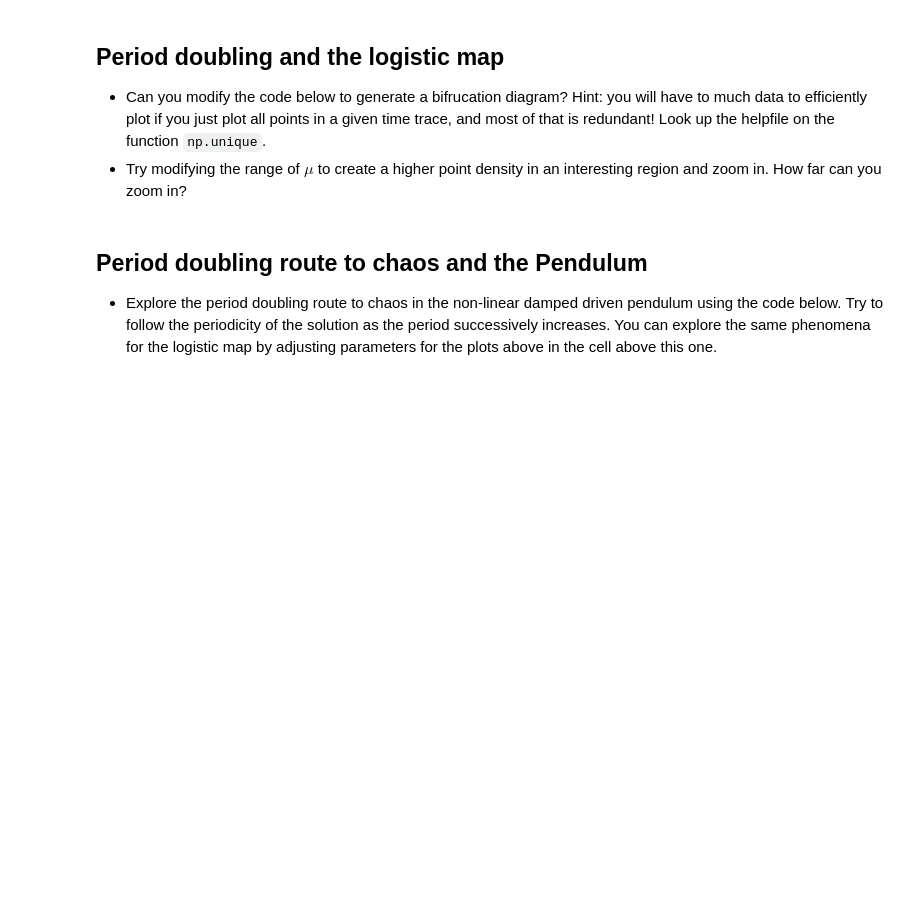
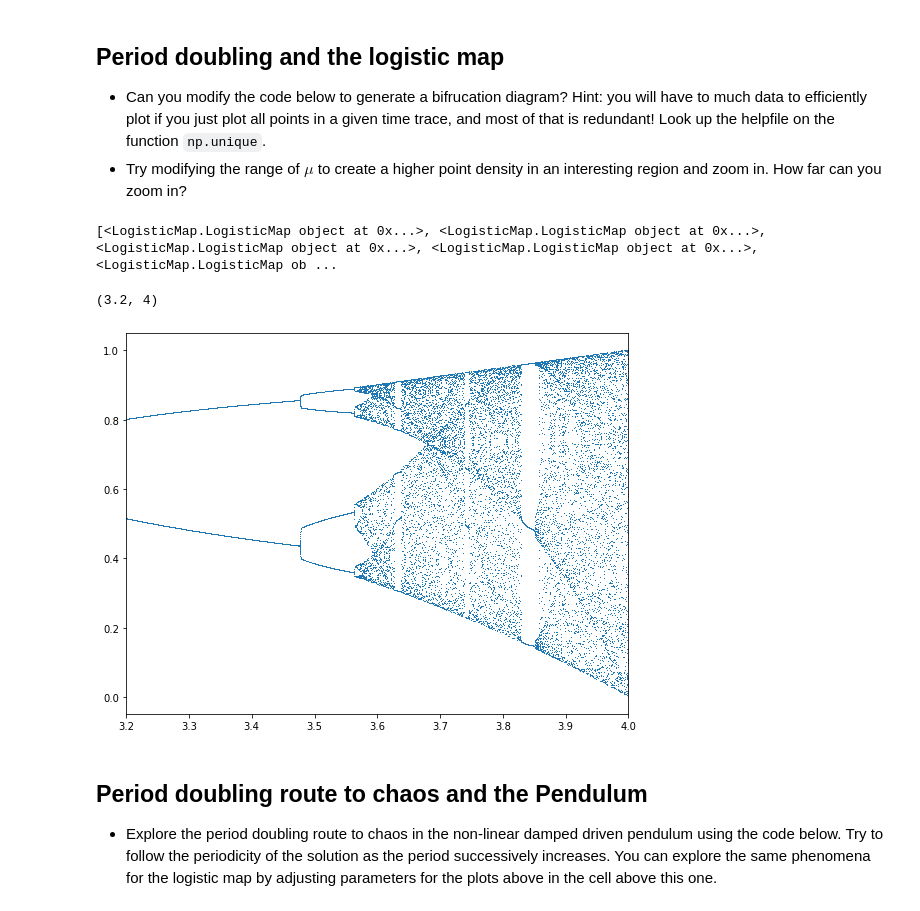
Before and after one commit to ecroyal/Lectures, a Jupyter notebook: Lecture6.ipynb, the cells around one changed output. Saved outputs shown, nothing was run; the diff lists cells and outputs as text; code cells hidden in the pictures; blank space fills up the shorter version.

```diff
--- a/Lecture6.ipynb
+++ b/Lecture6.ipynb
@@ -56,7 +57,7 @@ for ii in range(6):
 # Generate a bifrucation diagram
 mu_start = 0
 mu_stop = 4
-mu_steps = 1000
+mu_steps = 10000
 
 x0 = 0.8
 
@@ -69,7 +70,6 @@ m_list = []
 
 # loop over the mu values
 for mu in mus:
-
     # generate a time trace for the logistic map at a given mu
     m = lm.LogisticMap(x0, mu = mu)
 
@@ -82,12 +82,41 @@ for mu in mus:
 
     #select key points from time trace here
 
-
 fig = plt.figure(figsize = [8,5])
 ax = fig.add_subplot(111)
 ax.plot(mu_list, m_list,'.', markersize = 0.5)
 ax.set_xlabel('$\mu$')
 ax.set_ylabel('$x_n$')
+# %% [output]
+[<LogisticMap.LogisticMap object at 0x...>, <LogisticMap.LogisticMap object at 0x...>, <LogisticMap.LogisticMap object at 0x...>, <LogisticMap.LogisticMap object at 0x...>, <LogisticMap.LogisticMap ob ...
+# %%
+fig = plt.figure(figsize = [9,7])
+
+# Generate a bifrucation diagram
+mu_start = 1
+mu_stop = 4
+mu_steps = 100000
+
+x = .03
+
+# Generate an array of mu values
+mus = np.linspace(mu_start, mu_stop, mu_steps)
+
+# containers for mu values and logistic map values
+mu_list = []
+X_list = []
+
+for mu in mus:
+
+    mu_list.append(mu)
+    x=x*mu*(1.0-x)
+    X_list.append(x)
+
+plt.plot(mu_list,X_list, ls='none', marker=',')
+plt.xlim(3.2,4)
+# %% [output]
+(3.2, 4)
+[figure, added]
 # %% [markdown]
 ## Period doubling route to chaos and the Pendulum
 * Explore the period doubling route to chaos in the non-linear damped driven pendulum using the code below. Try to follow the periodicity of the solution as the period successively increases.  You can explore the same phenomena for the logistic map by adjusting parameters for the plots above in the cell above this one.
```
Also changed, not shown: parts of 1 cell of this notebook.
